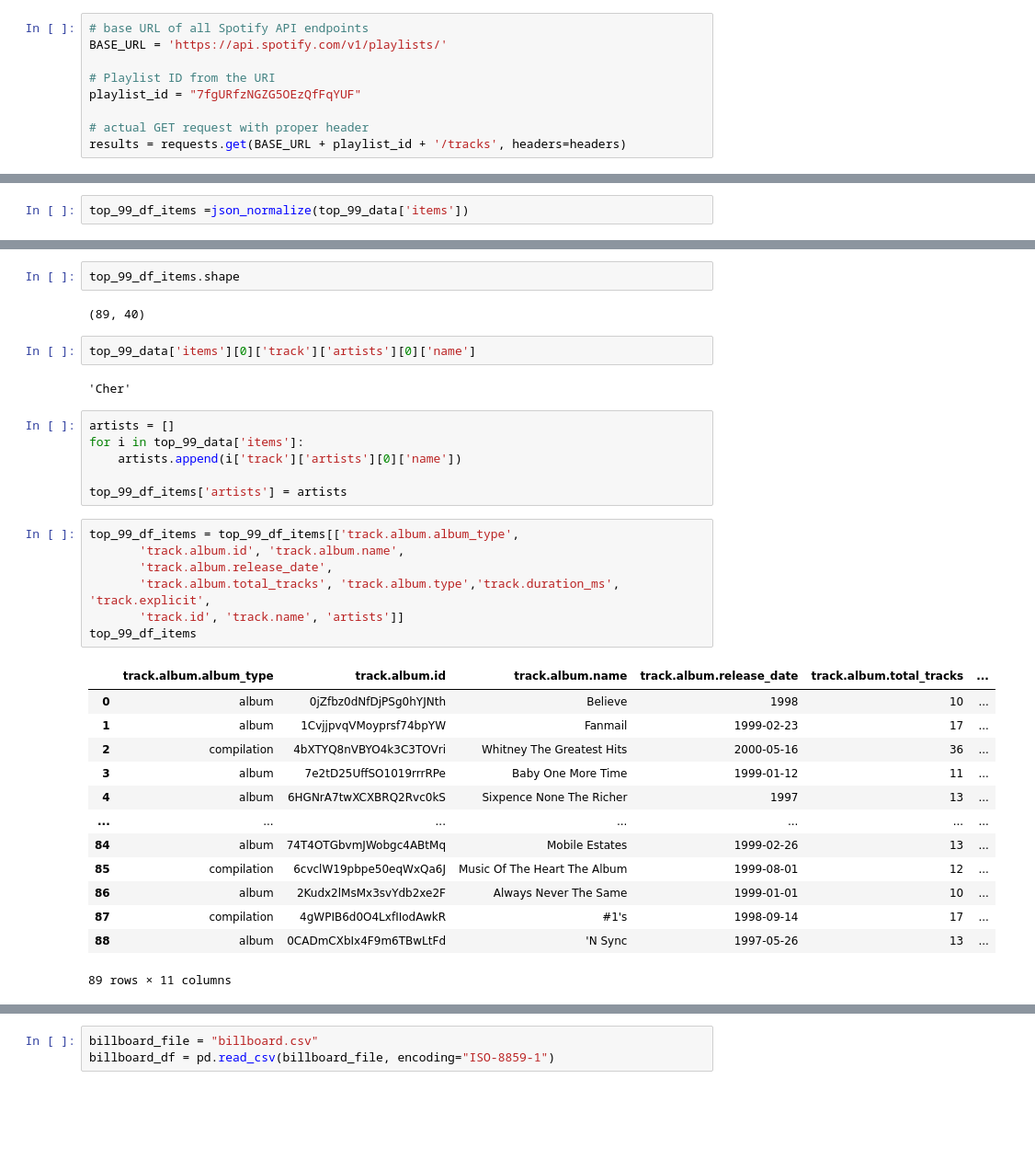
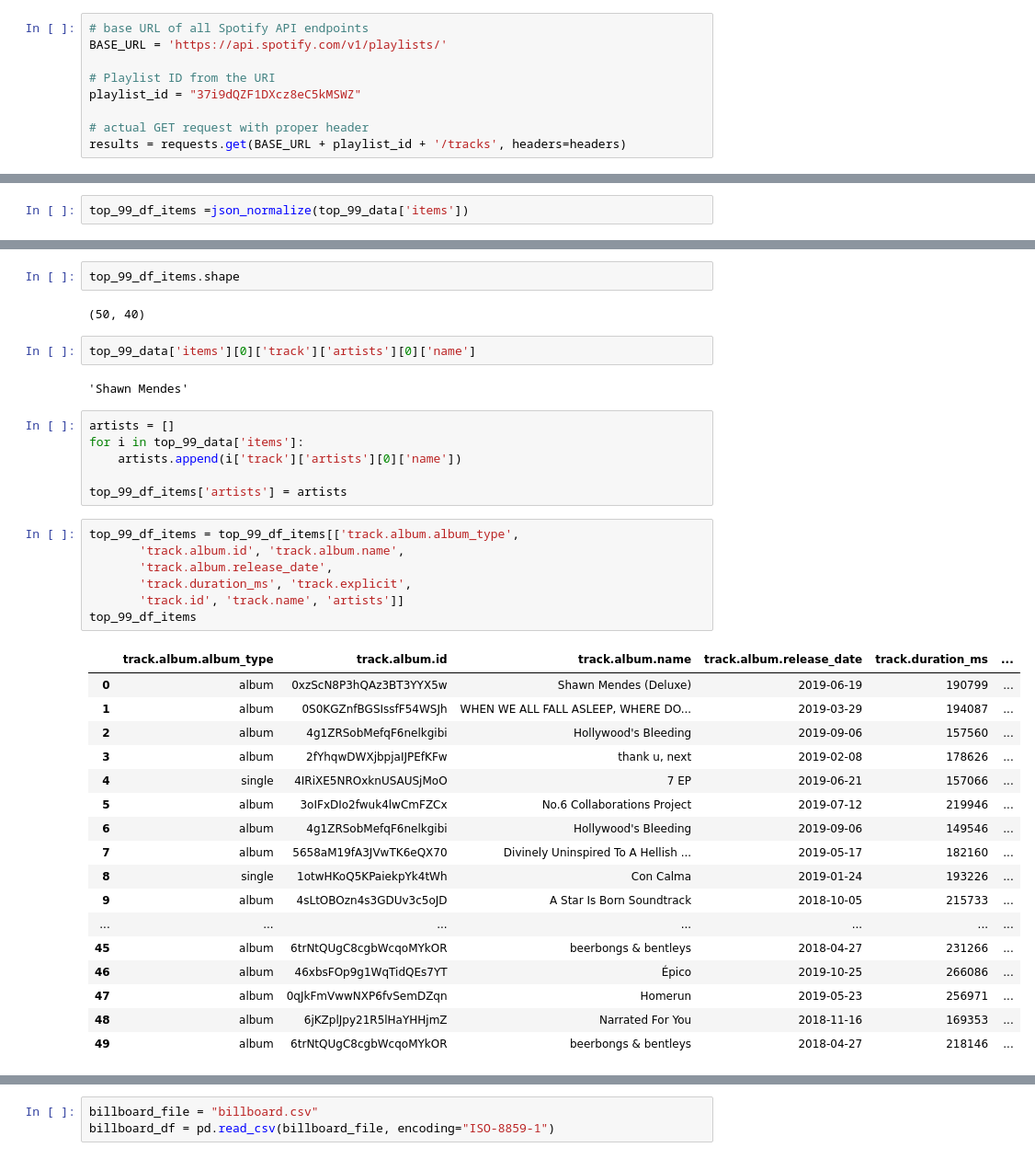
Before and after one commit to ybriyoon/ETL_Processing, a Jupyter notebook: ETL_Project.ipynb, the cells around one changed output, grey strips where cells are left out. Shown at 92% size. Drawn from its saved outputs; the diff is of its cells as text; blank space fills up the shorter version.

```diff
--- a/ETL_Project.ipynb
+++ b/ETL_Project.ipynb
@@ -35,7 +33,7 @@ headers
 BASE_URL = 'https://api.spotify.com/v1/playlists/'
 
 # Playlist ID from the URI
-playlist_id = "7fgURfzNGZG5OEzQfFqYUF"
+playlist_id = "37i9dQZF1DXcz8eC5kMSWZ"
 
 # actual GET request with proper header
 results = requests.get(BASE_URL + playlist_id + '/tracks', headers=headers)
@@ -74,11 +54,11 @@ top_99_df_items.head()
 # %%
 top_99_df_items.shape
 # %% [output]
-(89, 40)
+(50, 40)
 # %%
 top_99_data['items'][0]['track']['artists'][0]['name']
 # %% [output]
-'Cher'
+'Shawn Mendes'
 # %%
 artists = []
 for i in top_99_data['items']:
@@ -88,21 +68,25 @@ top_99_df_items['artists'] = artists
 # %%
 top_99_df_items = top_99_df_items[['track.album.album_type',
        'track.album.id', 'track.album.name',
        'track.album.release_date',
-       'track.album.total_tracks', 'track.album.type','track.duration_ms', 'track.explicit',
+       'track.duration_ms', 'track.explicit',
        'track.id', 'track.name', 'artists']]
 top_99_df_items
 # %% [output]
-|  | track.album.album_type | track.album.id | track.album.name | track.album.release_date | track.album.total_tracks | ... |
-| 0 | album | 0jZfbz0dNfDjPSg0hYJNth | Believe | 1998 | 10 | ... |
-| 1 | album | 1CvjjpvqVMoyprsf74bpYW | Fanmail | 1999-02-23 | 17 | ... |
-| 2 | compilation | 4bXTYQ8nVBYO4k3C3TOVri | Whitney The Greatest Hits | 2000-05-16 | 36 | ... |
-| 3 | album | 7e2tD25UffSO1019rrrRPe | Baby One More Time | 1999-01-12 | 11 | ... |
-| 4 | album | 6HGNrA7twXCXBRQ2Rvc0kS | Sixpence None The Richer | 1997 | 13 | ... |
+|  | track.album.album_type | track.album.id | track.album.name | track.album.release_date | track.duration_ms | ... |
+| 0 | album | 0xzScN8P3hQAz3BT3YYX5w | Shawn Mendes (Deluxe) | 2019-06-19 | 190799 | ... |
+| 1 | album | 0S0KGZnfBGSIssfF54WSJh | WHEN WE ALL FALL ASLEEP, WHERE DO... | 2019-03-29 | 194087 | ... |
+| 2 | album | 4g1ZRSobMefqF6nelkgibi | Hollywood's Bleeding | 2019-09-06 | 157560 | ... |
+| 3 | album | 2fYhqwDWXjbpjaIJPEfKFw | thank u, next | 2019-02-08 | 178626 | ... |
+| 4 | single | 4IRiXE5NROxknUSAUSjMoO | 7 EP | 2019-06-21 | 157066 | ... |
+| 5 | album | 3oIFxDIo2fwuk4lwCmFZCx | No.6 Collaborations Project | 2019-07-12 | 219946 | ... |
+| 6 | album | 4g1ZRSobMefqF6nelkgibi | Hollywood's Bleeding | 2019-09-06 | 149546 | ... |
+| 7 | album | 5658aM19fA3JVwTK6eQX70 | Divinely Uninspired To A Hellish ... | 2019-05-17 | 182160 | ... |
+| 8 | single | 1otwHKoQ5KPaiekpYk4tWh | Con Calma | 2019-01-24 | 193226 | ... |
+| 9 | album | 4sLtOBOzn4s3GDUv3c5oJD | A Star Is Born Soundtrack | 2018-10-05 | 215733 | ... |
 | ... | ... | ... | ... | ... | ... | ... |
-| 84 | album | 74T4OTGbvmJWobgc4ABtMq | Mobile Estates | 1999-02-26 | 13 | ... |
-| 85 | compilation | 6cvclW19pbpe50eqWxQa6J | Music Of The Heart The Album | 1999-08-01 | 12 | ... |
-| 86 | album | 2Kudx2lMsMx3svYdb2xe2F | Always Never The Same | 1999-01-01 | 10 | ... |
-| 87 | compilation | 4gWPIB6d0O4LxfIIodAwkR | #1's | 1998-09-14 | 17 | ... |
-| 88 | album | 0CADmCXbIx4F9m6TBwLtFd | 'N Sync | 1997-05-26 | 13 | ... |
+| 45 | album | 6trNtQUgC8cgbWcqoMYkOR | beerbongs & bentleys | 2018-04-27 | 231266 | ... |
+| 46 | album | 46xbsFOp9g1WqTidQEs7YT | Épico | 2019-10-25 | 266086 | ... |
+| 47 | album | 0qJkFmVwwNXP6fvSemDZqn | Homerun | 2019-05-23 | 256971 | ... |
+| 48 | album | 6jKZplJpy21R5lHaYHHjmZ | Narrated For You | 2018-11-16 | 169353 | ... |
+| 49 | album | 6trNtQUgC8cgbWcqoMYkOR | beerbongs & bentleys | 2018-04-27 | 218146 | ... |
-89 rows × 11 columns
```
Also changed, not shown: parts of 11 cells of this notebook, 1 other file.
